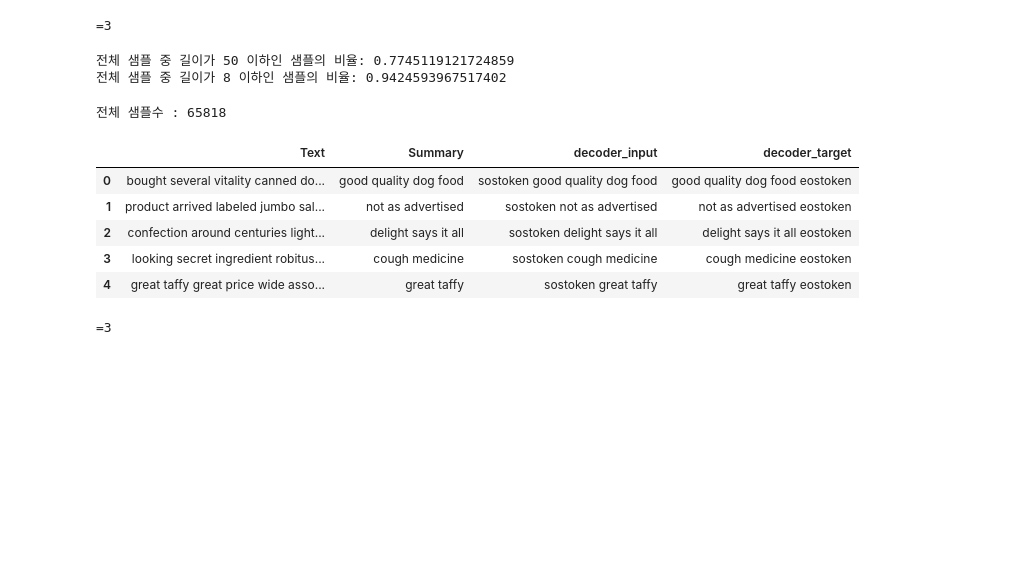
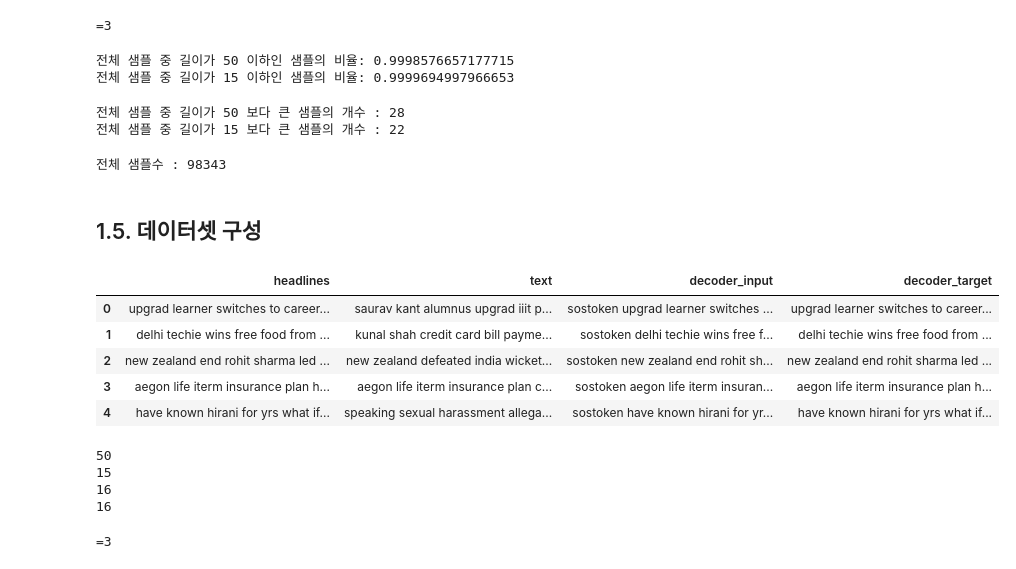
Before and after one commit to govin08/aiffel_explorations, a Jupyter notebook: [Exp-12]news_summarization.ipynb, the cells around one changed output. Drawn from its saved outputs; the diff is of its cells as text; code cells hidden in the pictures; blank space fills up the shorter version.

```diff
--- a/[Exp-12]news_summarization.ipynb
+++ b/[Exp-12]news_summarization.ipynb
@@ -239,8 +260,8 @@ Text 전처리 후 결과:  ['bought several vitality canned dog food products f
 # %%
-clean_summary = []
-# 전체 Summary 데이터에 대한 전처리 : 5분 이상 시간이 걸릴 수 있습니다.
-for s in data['Summary']:
-    clean_summary.append(preprocess_sentence(s, False))
+clean_headlines = []
+# 전체 Headlines 데이터에 대한 전처리 : 5분 이상 시간이 걸릴 수 있습니다.
+for s in data['headlines']:
+    clean_headlines.append(preprocess_sentence(s, False))
 
-print("Summary 전처리 후 결과: ", clean_summary[:5])
+print("headlines 전처리 후 결과: ", clean_headlines[:5])
 # %% [output]
@@ -248,6 +279,6 @@ Summary 전처리 후 결과:  ['good quality dog food', 'not as advertised', 'd
 # %%
-data['Text'] = clean_text
-data['Summary'] = clean_summary
+data['text'] = clean_text
+data['headlines'] = clean_headlines
 
 # 빈 값을 Null 값으로 변환
 data.replace('', np.nan, inplace=True)
@@ -323,6 +354,6 @@ plt.show()
 # %%
 text_max_len = 50
-summary_max_len = 8
+headlines_max_len = 15
 print('=3')
 # %% [output]
 =3
@@ -340,11 +371,19 @@ print('=3')
 # %%
 # len(data['Text'][0].split())
 # %%
-below_threshold_len(text_max_len, data['Text'])
-below_threshold_len(summary_max_len,  data['Summary'])
+below_threshold_len(text_max_len, data['text'])
+below_threshold_len(headlines_max_len,  data['headlines'])
 # %% [output]
-전체 샘플 중 길이가 50 이하인 샘플의 비율: 0.7745119121724859
-전체 샘플 중 길이가 8 이하인 샘플의 비율: 0.9424593967517402
+전체 샘플 중 길이가 50 이하인 샘플의 비율: 0.9998576657177715
+전체 샘플 중 길이가 15 이하인 샘플의 비율: 0.9999694997966653
+# %%
+print("전체 샘플 중 길이가", text_max_len,"보다 큰 샘플의 개수 : {}".format(
+np.sum(np.array([len(text.split()) for text in data['text']]) >= text_max_len)))
+print("전체 샘플 중 길이가", headlines_max_len,"보다 큰 샘플의 개수 : {}".format(
+np.sum(np.array([len(text.split()) for text in data['headlines']]) >= headlines_max_len)))
+# %% [output]
+전체 샘플 중 길이가 50 보다 큰 샘플의 개수 : 28
+전체 샘플 중 길이가 15 보다 큰 샘플의 개수 : 22
 # %%
 # (lambda x: len(x.split()))('ab bc')
 # A=pd.Series(['a', 'a bb ccc', 'a bb ccc dddd eeeee'])
@@ -364,29 +403,36 @@ below_threshold_len(summary_max_len,  data['Summary'])
 # data['Text']의 원소 중에서 단어의 개수가 text_max_len = 50보다 적은 문장들만
 # 남긴다. 위의 주석처리한 코드 A. 이것은 단순히 series 단위에서 삭제하는 것이
 # 아니라, DataFrame 단위에서 행을 삭제한 것이다. 위의 주석처리한 코드 B
-# data['Summary']에서도 마찬가지이다.
-data = data[data['Text'].apply(lambda x: len(x.split()) <= text_max_len)]
-data = data[data['Summary'].apply(lambda x: len(x.split()) <= summary_max_len)]
+# data['headlines']에서도 마찬가지이다.
+data = data[data['text'].apply(lambda x: len(x.split()) <= text_max_len)]
+data = data[data['headlines'].apply(lambda x: len(x.split()) <= headlines_max_len)]
 print('전체 샘플수 :', (len(data)))
 # %% [output]
-전체 샘플수 : 65818
+전체 샘플수 : 98343
+# %% [markdown]
+## 1.5. 데이터셋 구성
 # %%
 # 요약 데이터에는 시작 토큰과 종료 토큰을 추가한다.
-data['decoder_input'] = data['Summary'].apply(lambda x : 'sostoken '+ x)
-data['decoder_target'] = data['Summary'].apply(lambda x : x + ' eostoken')
+data['decoder_input'] = data['headlines'].apply(lambda x : 'sostoken '+ x)
+data['decoder_target'] = data['headlines'].apply(lambda x : x + ' eostoken')
 data.head()
 # %% [output]
-|  | Text | Summary | decoder_input | decoder_target |
-| 0 | bought several vitality canned do... | good quality dog food | sostoken good quality dog food | good quality dog food eostoken |
-| 1 | product arrived labeled jumbo sal... | not as advertised | sostoken not as advertised | not as advertised eostoken |
-| 2 | confection around centuries light... | delight says it all | sostoken delight says it all | delight says it all eostoken |
-| 3 | looking secret ingredient robitus... | cough medicine | sostoken cough medicine | cough medicine eostoken |
-| 4 | great taffy great price wide asso... | great taffy | sostoken great taffy | great taffy eostoken |
+|  | headlines | text | decoder_input | decoder_target |
+| 0 | upgrad learner switches to career... | saurav kant alumnus upgrad iiit p... | sostoken upgrad learner switches ... | upgrad learner switches to career... |
+| 1 | delhi techie wins free food from ... | kunal shah credit card bill payme... | sostoken delhi techie wins free f... | delhi techie wins free food from ... |
+| 2 | new zealand end rohit sharma led ... | new zealand defeated india wicket... | sostoken new zealand end rohit sh... | new zealand end rohit sharma led ... |
+| 3 | aegon life iterm insurance plan h... | aegon life iterm insurance plan c... | sostoken aegon life iterm insuran... | aegon life iterm insurance plan h... |
+| 4 | have known hirani for yrs what if... | speaking sexual harassment allega... | sostoken have known hirani for yr... | have known hirani for yrs what if... |
 # %%
-# dataset은 세 종류가 있다. (1) encoder의 input ('Text'), (2) decoder의 input
-# ('decoder_input'), (3) decoder의 output ('decoder_target')
-# print(data['Text'].apply(lambda x: len(x.split())).max())
-# print(data['Summary'].apply(lambda x: len(x.split())).max())
-# print(data['decoder_input'].apply(lambda x: len(x.split())).max())
-# print(data['decoder_target'].apply(lambda x: len(x.split())).max())
+#dataset은 세 종류가 있다. (1) encoder의 input ('text'), (2) decoder의 input
+#('decoder_input'), (3) decoder의 output ('decoder_target')
+print(data['text'].apply(lambda x: len(x.split())).max())
+print(data['headlines'].apply(lambda x: len(x.split())).max())
+print(data['decoder_input'].apply(lambda x: len(x.split())).max())
+print(data['decoder_target'].apply(lambda x: len(x.split())).max())
+# %% [output]
+50
+15
+16
+16
 # %%
```
Also changed, not shown: parts of 100 cells of this notebook, 1 other file.
